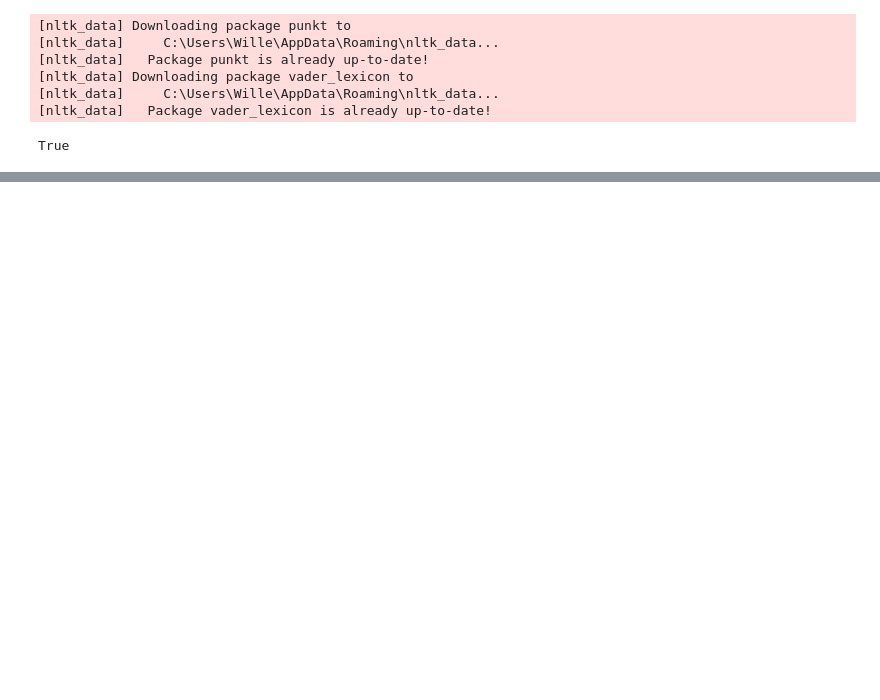
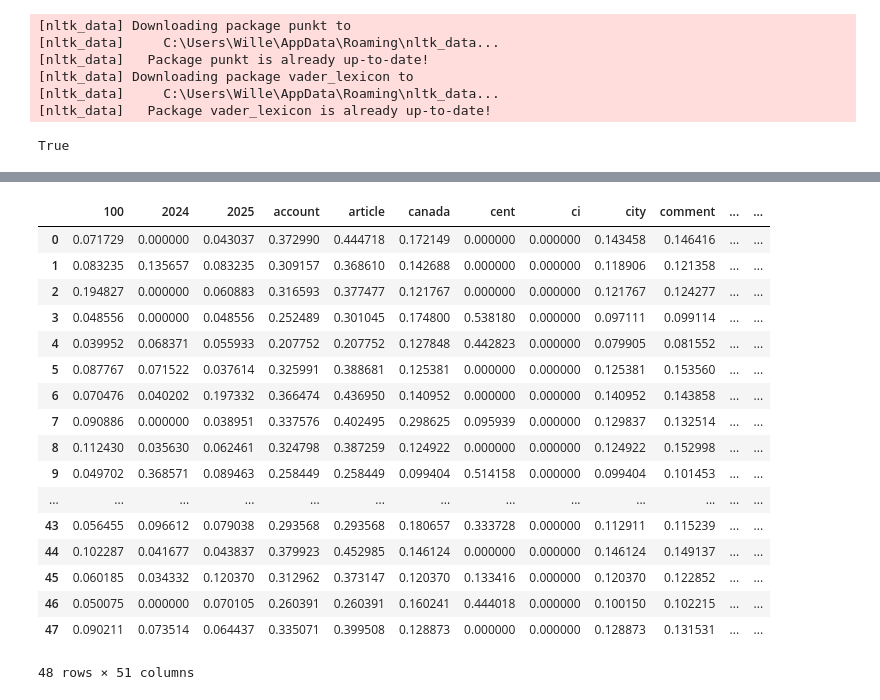
Before and after one commit to casperpriem05/data, a Jupyter notebook: webscraping.ipynb, the cells around one changed output, grey strips where cells are left out. Drawn from its saved outputs; the diff is of its cells as text; code cells hidden in the pictures; blank space fills up the shorter version.

Commit message:
alles zit erin. geeft nig wat errors bij het nieuwe jaar maar niet bij alle en bepaalde content is overbodig. begin gemaakt aan vectorize

```diff
--- a/webscraping.ipynb
+++ b/webscraping.ipynb
@@ -168,0 +174,18 @@ display(df_news)
+# %%
+# Base URL for Financial Post S&P 500 search
+base_url = "https://financialpost.com/search/?search_text=S%26P+500&date_range=-3650d&sort=desc"
+
+# Define the until_date if needed (e.g., articles only from the last year)
+until_date = datetime.now().date() - pd.Timedelta(days=30)
+
+# Step 1: Scrape news articles to get links
+news_data = scrape_news_financialpost(base_url, until_date=until_date)
+
+# Step 2: Process news articles (scrape content, analyze sentiment)
+processed_news = process_news(news_data)
+
+# Step 3: Convert to DataFrame
+df_news = pd.DataFrame(processed_news)
+
+# Debugging: Show the first few rows of the DataFrame
+display(df_news)
@@ -168,0 +227,26 @@ display(df_news)
+# %%
+import pandas as pd
+from sklearn.feature_extraction.text import TfidfVectorizer
+
+# Combineer de content en title als een enkele tekst
+corpus = [f"{news['title']} {news['content']}" for news in processed_news]
+
+# Zet de tekst om naar een TF-IDF matrix
+vectorizer = TfidfVectorizer(max_features=20, stop_words='english')  # Verhoog max_features om meer woorden te krijgen
+X_tfidf = vectorizer.fit_transform(corpus)
+
+# Verkrijg de feature-namen (de belangrijkste woorden)
+feature_names = vectorizer.get_feature_names_out()
+
+# Zet de TF-IDF waarden om naar een array
+tfidf_values = X_tfidf.toarray()
+
+# Maak een DataFrame met de TF-IDF waarden, waarbij de kolommen de woorden zijn
+df_tfidf = pd.DataFrame(tfidf_values, columns=feature_names)
+
+# Voeg de titels toe aan de DataFrame als een extra kolom
+df_tfidf['title'] = [news['title'] for news in processed_news]
+
+# Toon de DataFrame
+display(df_tfidf)
+# %% [output]
@@ -168,0 +256,18 @@ display(df_news)
+|  | 100 | 2024 | 2025 | account | article | canada | cent | ci | city | comment | ... | ... |
+| 0 | 0.071729 | 0.000000 | 0.043037 | 0.372990 | 0.444718 | 0.172149 | 0.000000 | 0.000000 | 0.143458 | 0.146416 | ... | ... |
+| 1 | 0.083235 | 0.135657 | 0.083235 | 0.309157 | 0.368610 | 0.142688 | 0.000000 | 0.000000 | 0.118906 | 0.121358 | ... | ... |
+| 2 | 0.194827 | 0.000000 | 0.060883 | 0.316593 | 0.377477 | 0.121767 | 0.000000 | 0.000000 | 0.121767 | 0.124277 | ... | ... |
+| 3 | 0.048556 | 0.000000 | 0.048556 | 0.252489 | 0.301045 | 0.174800 | 0.538180 | 0.000000 | 0.097111 | 0.099114 | ... | ... |
+| 4 | 0.039952 | 0.068371 | 0.055933 | 0.207752 | 0.207752 | 0.127848 | 0.442823 | 0.000000 | 0.079905 | 0.081552 | ... | ... |
+| 5 | 0.087767 | 0.071522 | 0.037614 | 0.325991 | 0.388681 | 0.125381 | 0.000000 | 0.000000 | 0.125381 | 0.153560 | ... | ... |
+| 6 | 0.070476 | 0.040202 | 0.197332 | 0.366474 | 0.436950 | 0.140952 | 0.000000 | 0.000000 | 0.140952 | 0.143858 | ... | ... |
+| 7 | 0.090886 | 0.000000 | 0.038951 | 0.337576 | 0.402495 | 0.298625 | 0.095939 | 0.000000 | 0.129837 | 0.132514 | ... | ... |
+| 8 | 0.112430 | 0.035630 | 0.062461 | 0.324798 | 0.387259 | 0.124922 | 0.000000 | 0.000000 | 0.124922 | 0.152998 | ... | ... |
+| 9 | 0.049702 | 0.368571 | 0.089463 | 0.258449 | 0.258449 | 0.099404 | 0.514158 | 0.000000 | 0.099404 | 0.101453 | ... | ... |
+| ... | ... | ... | ... | ... | ... | ... | ... | ... | ... | ... | ... | ... |
+| 43 | 0.056455 | 0.096612 | 0.079038 | 0.293568 | 0.293568 | 0.180657 | 0.333728 | 0.000000 | 0.112911 | 0.115239 | ... | ... |
+| 44 | 0.102287 | 0.041677 | 0.043837 | 0.379923 | 0.452985 | 0.146124 | 0.000000 | 0.000000 | 0.146124 | 0.149137 | ... | ... |
+| 45 | 0.060185 | 0.034332 | 0.120370 | 0.312962 | 0.373147 | 0.120370 | 0.133416 | 0.000000 | 0.120370 | 0.122852 | ... | ... |
+| 46 | 0.050075 | 0.000000 | 0.070105 | 0.260391 | 0.260391 | 0.160241 | 0.444018 | 0.000000 | 0.100150 | 0.102215 | ... | ... |
+| 47 | 0.090211 | 0.073514 | 0.064437 | 0.335071 | 0.399508 | 0.128873 | 0.000000 | 0.000000 | 0.128873 | 0.131531 | ... | ... |
+48 rows × 51 columns
```
Also changed, not shown: parts of 12 cells of this notebook.
